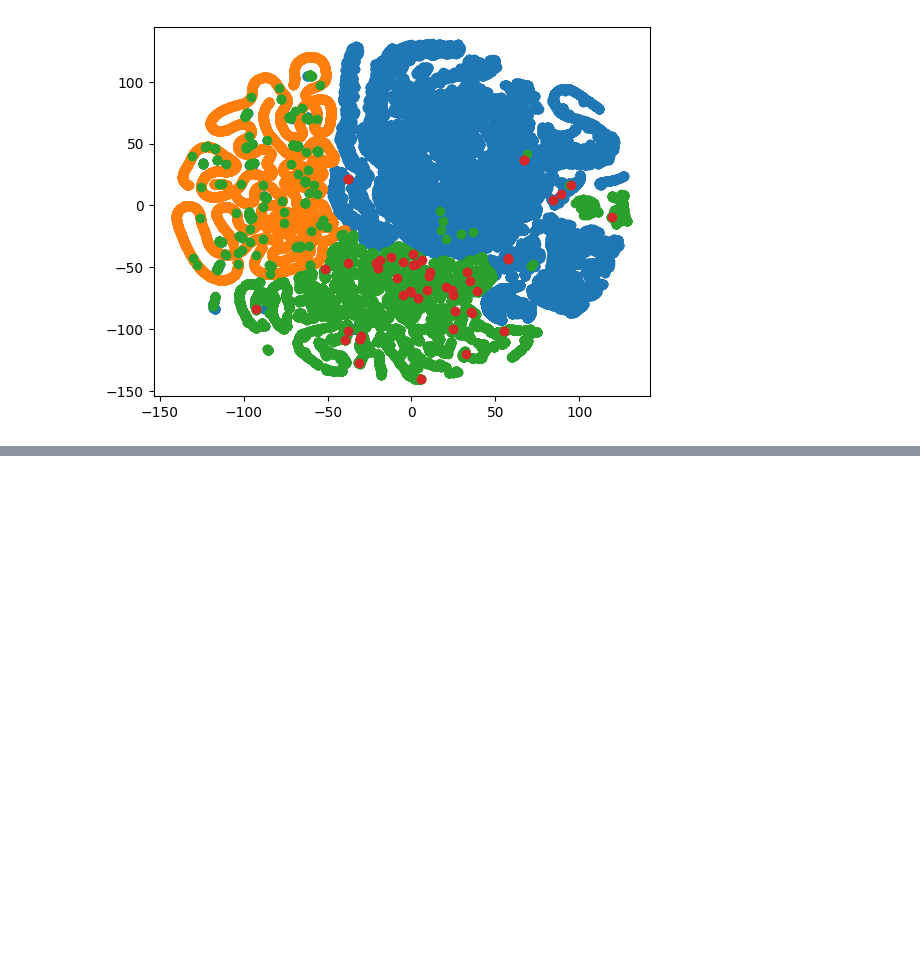
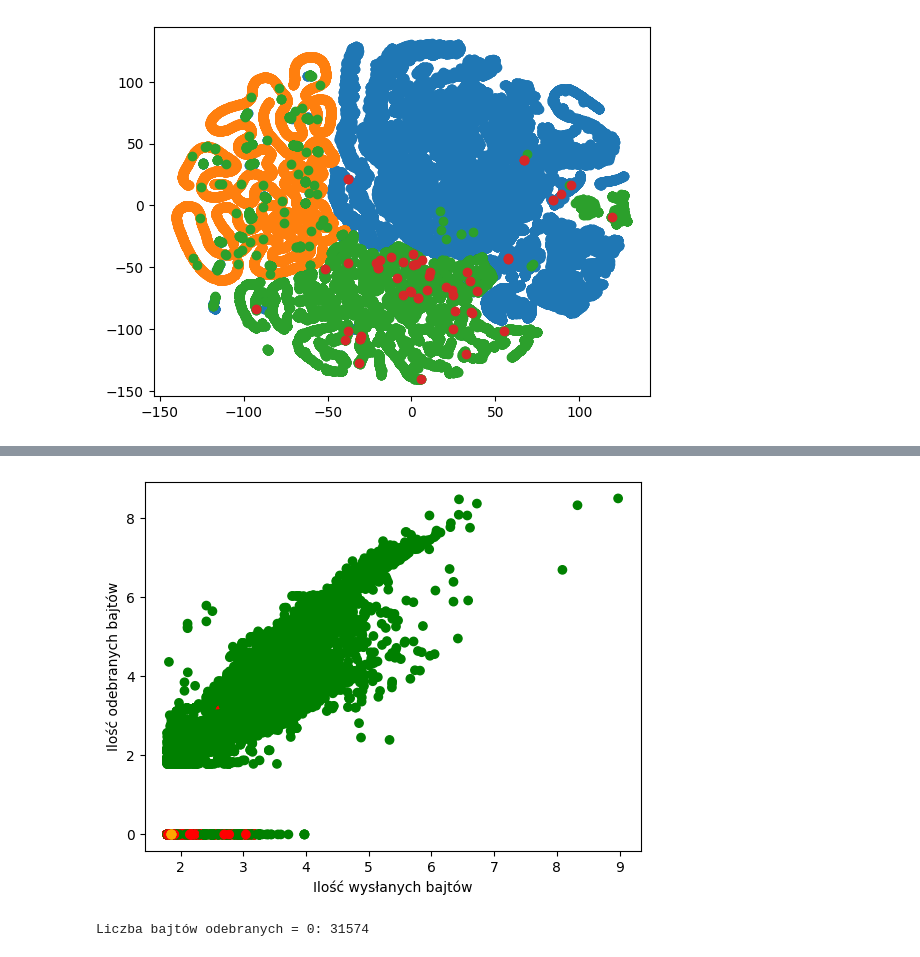
Before and after one commit to LenartPiotr/Studia-UczenieMaszynowe, a Jupyter notebook: introduce.ipynb, the cells around one changed output, grey strips where cells are left out. Drawn from its saved outputs; the diff is of its cells as text; code cells hidden in the pictures; blank space fills up the shorter version.

```diff
--- a/introduce.ipynb
+++ b/introduce.ipynb
@@ -300,0 +326,12 @@ for className in classes:
+# %%
+plt.scatter(np.log10(data['Bytes Sent'] + 1), np.log10(data['Bytes Received'] + 1), c=data['Action'].map(color_map))
+plt.xlabel('Ilość wysłanych bajtów')
+plt.ylabel('Ilość odebranych bajtów')
+plt.show()
+# %% [output]
+[figure, added]
+# %%
+received = data['Bytes Received']
+print('Liczba bajtów odebranych = 0: {}'.format(len(received[received == 0])))
+# %% [output]
+Liczba bajtów odebranych = 0: 31574
```
Also changed, not shown: parts of 22 cells of this notebook, 7 other files.
